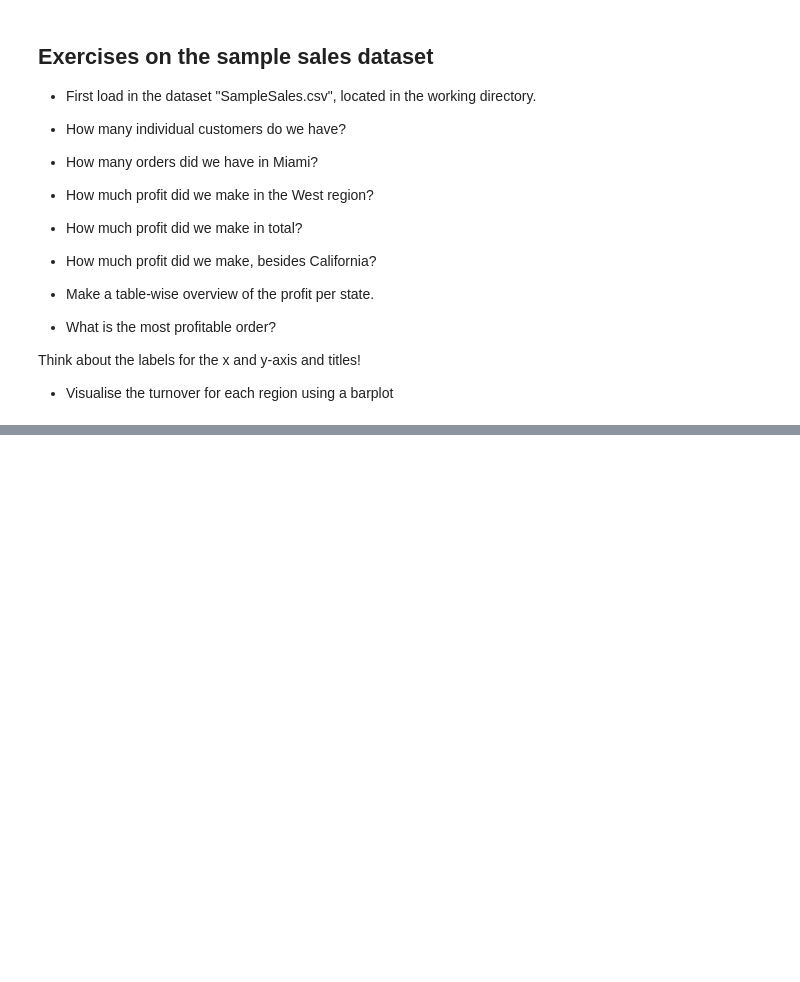
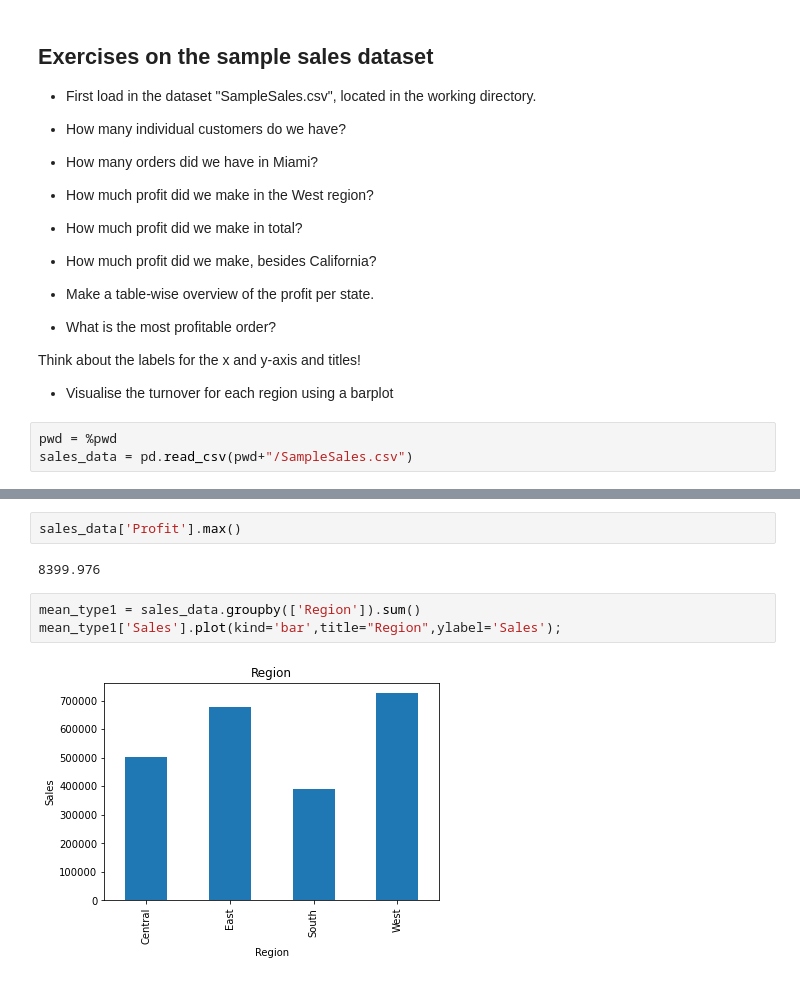
Before and after one commit to daanieo/PythonBasics, a Jupyter notebook: Session_4_data_manipulation.ipynb, the cells around one changed output, grey strips where cells are left out. Saved outputs shown, nothing was run; the diff lists cells and outputs as text; blank space fills up the shorter version.

```diff
--- a/Session_4_data_manipulation.ipynb
+++ b/Session_4_data_manipulation.ipynb
@@ -213,3 +445,6 @@ mean_type1['HP'].plot(kind='bar',title="HP per Type 1",ylabel='HP points');
 
 Think about the labels for the x and y-axis and titles!
 * Visualise the turnover for each region using a barplot
+# %%
+pwd = %pwd
+sales_data = pd.read_csv(pwd+"/SampleSales.csv")
@@ -216,3 +490,12 @@ Think about the labels for the x and y-axis and titles!
+# %%
+sales_data['Profit'].max()
+# %% [output]
+8399.976
+# %%
+mean_type1 = sales_data.groupby(['Region']).sum()
+mean_type1['Sales'].plot(kind='bar',title="Region",ylabel='Sales');
+# %% [output]
+[figure, added]
 # %% [markdown]
 ## Extra exercises
 Hint: Use Google!
```
Also changed, not shown: parts of 37 cells of this notebook.
